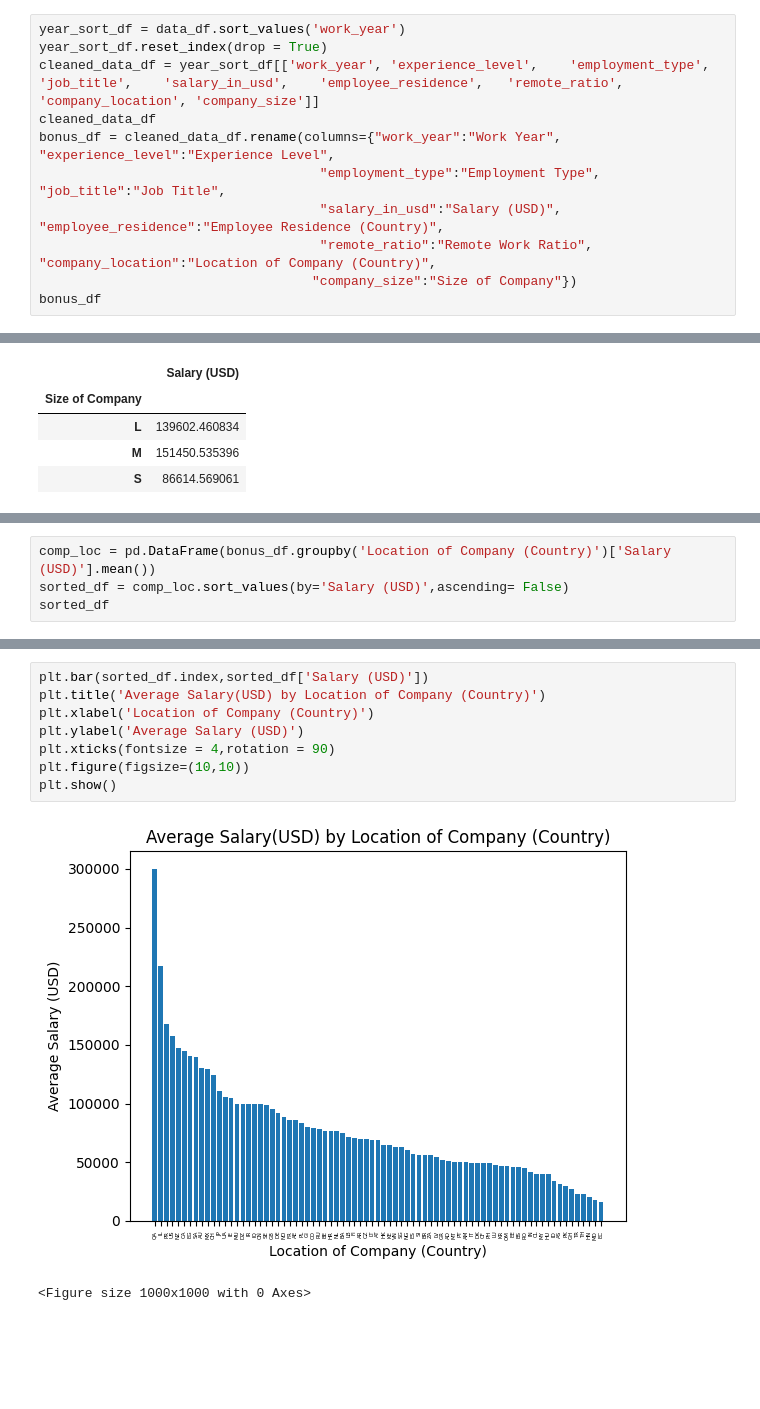
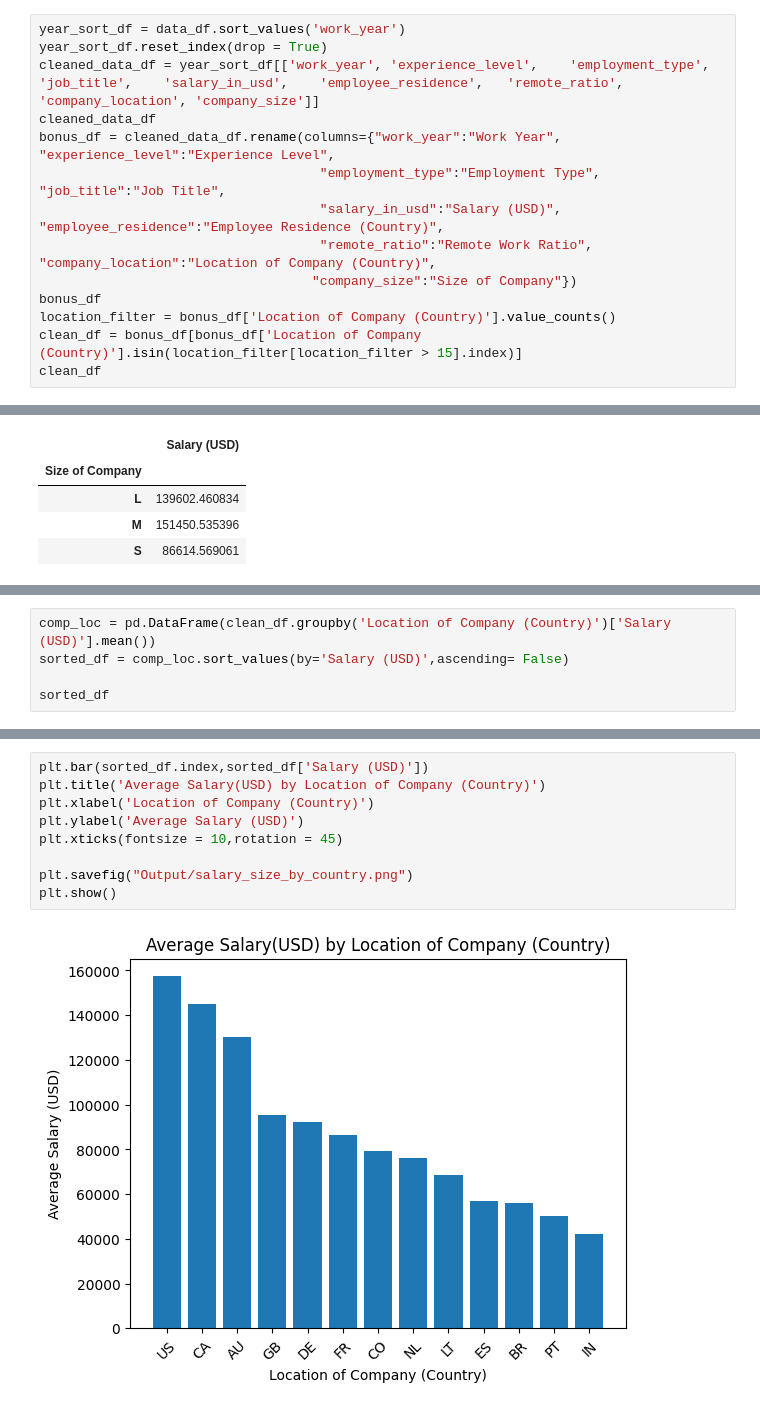
Before and after one commit to chadhollman/data-analyst-job-trends-2020-2024, a Jupyter notebook: Dataframe.ipynb, the cells around one changed output, grey strips where cells are left out. Cells and saved outputs as stored; diff of their text form; blank space fills up the shorter version.

Commit message:
Updates to Dataframe.ipynb and added output file

```diff
--- a/Dataframe.ipynb
+++ b/Dataframe.ipynb
@@ -34,6 +34,9 @@ bonus_df = cleaned_data_df.rename(columns={"work_year":"Work Year", "experience_
                                     "remote_ratio":"Remote Work Ratio", "company_location":"Location of Company (Country)",
                                    "company_size":"Size of Company"})
 bonus_df
+location_filter = bonus_df['Location of Company (Country)'].value_counts()
+clean_df = bonus_df[bonus_df['Location of Company (Country)'].isin(location_filter[location_filter > 15].index)]
+clean_df
 # %% [output]
 |  | Work Year | Experience Level | Employment Type | Job Title | Salary (USD) | Employee Residence (Country) | ... |
 | 14834 | 2020 | EX | FT | Staff Data Analyst | 15000 | NG | ... |
@@ -90,7 +94,8 @@ Text(0, 0.5, 'Average Salary (USD)')
 [figure]
 # %%
-comp_loc = pd.DataFrame(bonus_df.groupby('Location of Company (Country)')['Salary (USD)'].mean())
+comp_loc = pd.DataFrame(clean_df.groupby('Location of Company (Country)')['Salary (USD)'].mean())
 sorted_df = comp_loc.sort_values(by='Salary (USD)',ascending= False)
+
 sorted_df
 # %% [output]
 |  | Salary (USD) |
@@ -110,11 +116,11 @@ sorted_df
 # %%
 plt.bar(sorted_df.index,sorted_df['Salary (USD)'])
 plt.title('Average Salary(USD) by Location of Company (Country)')
 plt.xlabel('Location of Company (Country)')
 plt.ylabel('Average Salary (USD)')
-plt.xticks(fontsize = 4,rotation = 90)
-plt.figure(figsize=(10,10))
+plt.xticks(fontsize = 10,rotation = 45)
+
+plt.savefig("Output/salary_size_by_country.png")
 plt.show()
 # %% [output]
-[figure, old version]
+[figure, new version]
-<Figure size 1000x1000 with 0 Axes>
```
Also changed, not shown: parts of 3 cells of this notebook, 2 other files.
